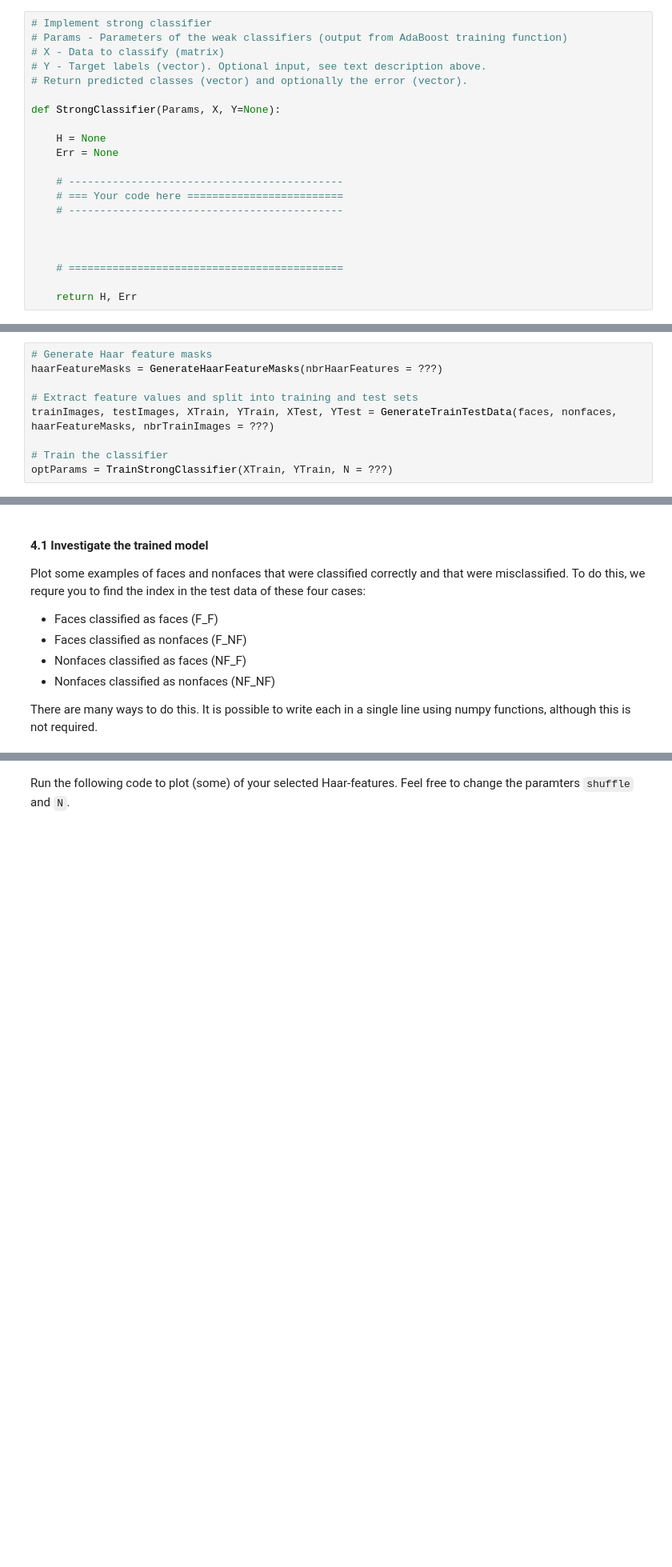
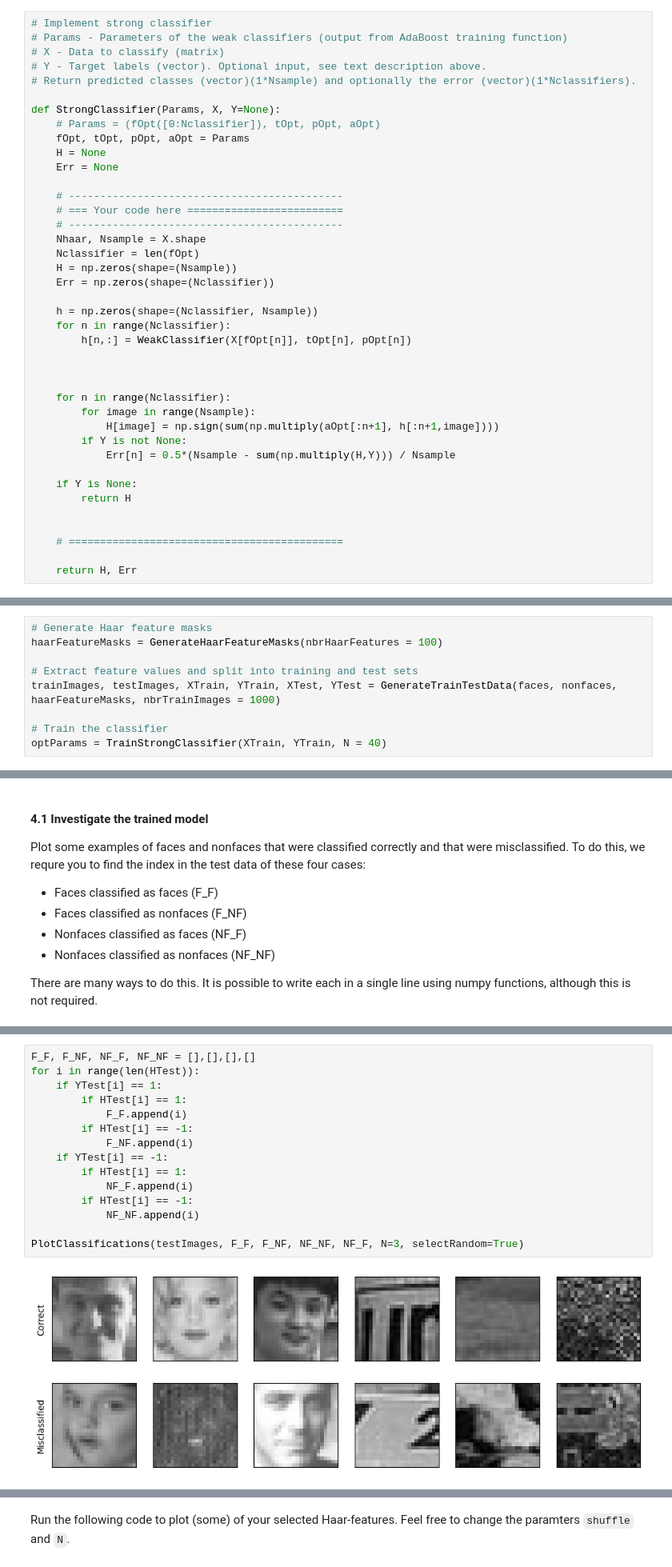
Before and after one commit to deaeB/732A55, a Jupyter notebook: A3_Boosting/AdaBoost_donni508.ipynb, the cells around one changed output, grey strips where cells are left out. Shown at 80% size. Cells and saved outputs as stored; diff of their text form; blank space fills up the shorter version.

```diff
--- a/A3_Boosting/AdaBoost_donni508.ipynb
+++ b/A3_Boosting/AdaBoost_donni508.ipynb
@@ -308,17 +341,36 @@ Additionally, it is interesting to evaluate the strong classifier not only on th
 # Params - Parameters of the weak classifiers (output from AdaBoost training function)
 # X - Data to classify (matrix)
 # Y - Target labels (vector). Optional input, see text description above.
-# Return predicted classes (vector) and optionally the error (vector).
+# Return predicted classes (vector)(1*Nsample) and optionally the error (vector)(1*Nclassifiers).
 
 def StrongClassifier(Params, X, Y=None):
-
+    # Params = (fOpt([0:Nclassifier]), tOpt, pOpt, aOpt)
+    fOpt, tOpt, pOpt, aOpt = Params
     H = None
     Err = None
 
     # --------------------------------------------
     # === Your code here =========================
     # --------------------------------------------
+    Nhaar, Nsample = X.shape
+    Nclassifier = len(fOpt)
+    H = np.zeros(shape=(Nsample))
+    Err = np.zeros(shape=(Nclassifier))
 
+    h = np.zeros(shape=(Nclassifier, Nsample))
+    for n in range(Nclassifier):
+        h[n,:] = WeakClassifier(X[fOpt[n]], tOpt[n], pOpt[n])
+
+
+
+    for n in range(Nclassifier):
+        for image in range(Nsample):
+            H[image] = np.sign(sum(np.multiply(aOpt[:n+1], h[:n+1,image])))
+        if Y is not None:
+            Err[n] = 0.5*(Nsample - sum(np.multiply(H,Y))) / Nsample
+
+    if Y is None:
+        return H
 
 
     # ============================================
@@ -332,10 +391,10 @@ Now you will run the AdaBoost training and evaluate the results. We have provide
 The following cell generates a set of random Haar-features, then precomputes the feature values and splits the data into a training set and a test set. Change the three hyperparamters; number of Haar-features, number of training samples, and number of weak classifiers to obtain the target performance 7% error or lower. Of course the error should be stable below the target as well.
 # %%
 # Generate Haar feature masks
-haarFeatureMasks = GenerateHaarFeatureMasks(nbrHaarFeatures = ???)
+haarFeatureMasks = GenerateHaarFeatureMasks(nbrHaarFeatures = 100)
 
 # Extract feature values and split into training and test sets
-trainImages, testImages, XTrain, YTrain, XTest, YTest = GenerateTrainTestData(faces, nonfaces, haarFeatureMasks, nbrTrainImages = ???)
+trainImages, testImages, XTrain, YTrain, XTest, YTest = GenerateTrainTestData(faces, nonfaces, haarFeatureMasks, nbrTrainImages = 1000)
 
 # Train the classifier
-optParams = TrainStrongClassifier(XTrain, YTrain, N = ???)
+optParams = TrainStrongClassifier(XTrain, YTrain, N = 40)
@@ -390,3 +454,20 @@ PlotClassifications(testImages, F_F, F_NF, NF_NF, NF_F, N=3, selectRandom=True)
+# %%
+F_F, F_NF, NF_F, NF_NF = [],[],[],[]
+for i in range(len(HTest)):
+    if YTest[i] == 1:
+        if HTest[i] == 1:
+            F_F.append(i)
+        if HTest[i] == -1:
+            F_NF.append(i)
+    if YTest[i] == -1:
+        if HTest[i] == 1:
+            NF_F.append(i)
+        if HTest[i] == -1:
+            NF_NF.append(i)
+
+PlotClassifications(testImages, F_F, F_NF, NF_NF, NF_F, N=3, selectRandom=True)
+# %% [output]
+[figure, added]
 # %% [markdown]
 #### **<span style="color:red">Question 4:</span>**
 Run the above cell a few times and discuss some potential issues in the data that might explain these misclassified images. Can you think of any pre-processing that might improve the results?
```
Also changed, not shown: parts of 23 cells of this notebook.
